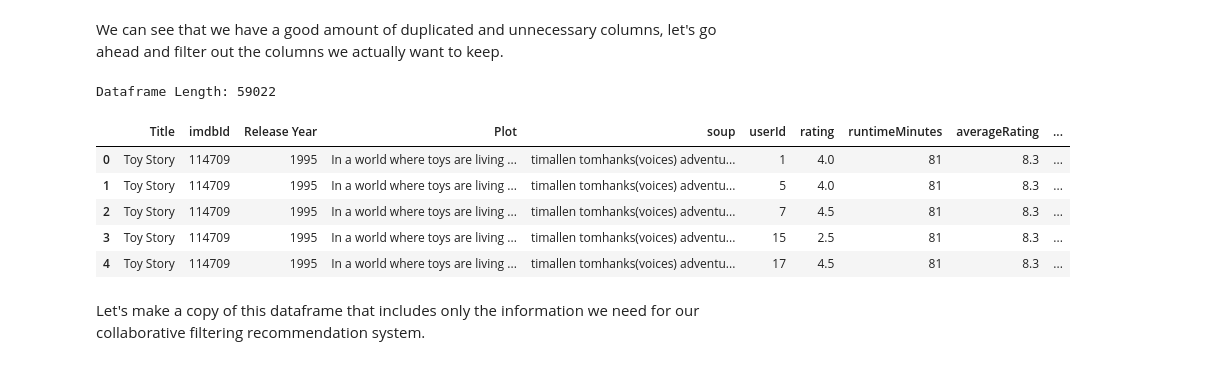
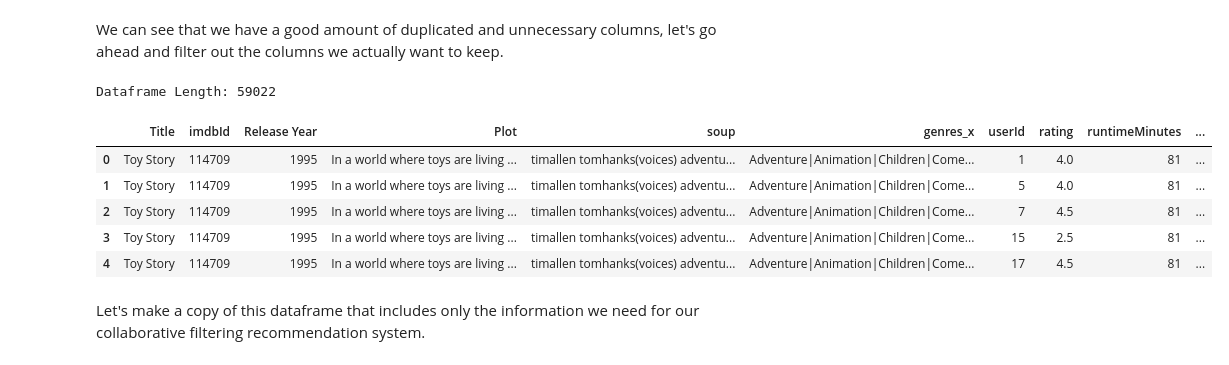
Before and after one commit to kevgross89/Apple-TV-Movie-Recommendation-Engine, a Jupyter notebook: What To Watch - Movie Recommendation Engine.ipynb, the cells around one changed output. Cells and saved outputs as stored; diff of their text form; code cells hidden in the pictures.

```diff
--- a/What To Watch - Movie Recommendation Engine.ipynb
+++ b/What To Watch - Movie Recommendation Engine.ipynb
@@ -1301,20 +1302,20 @@ Index(['movieId', 'imdbId', 'title', 'genres_x', 'userId', 'rating',
 We can see that we have a good amount of duplicated and unnecessary columns, let's go ahead and filter out the columns we actually want to keep.
 # %%
 # Filter out columns we want
-movielens_imdb_df = movielens_imdb[['Title', 'imdbId', 'Release Year', 'Plot', 'soup',
+movielens_imdb_df = movielens_imdb[['Title', 'imdbId', 'Release Year', 'Plot', 'soup', 'genres_x',
                                     'userId', 'rating', 'runtimeMinutes', 'averageRating', 'numVotes', 'Score']]
 
 # Preview new dataframe
 print('Dataframe Length:', movielens_imdb_df.shape[0])
 movielens_imdb_df.head()
 # %% [output]
 Dataframe Length: 59022
-|  | Title | imdbId | Release Year | Plot | soup | userId | rating | runtimeMinutes | averageRating | ... |
-| 0 | Toy Story | 114709 | 1995 | In a world where toys are living ... | timallen tomhanks(voices) adventu... | 1 | 4.0 | 81 | 8.3 | ... |
-| 1 | Toy Story | 114709 | 1995 | In a world where toys are living ... | timallen tomhanks(voices) adventu... | 5 | 4.0 | 81 | 8.3 | ... |
-| 2 | Toy Story | 114709 | 1995 | In a world where toys are living ... | timallen tomhanks(voices) adventu... | 7 | 4.5 | 81 | 8.3 | ... |
-| 3 | Toy Story | 114709 | 1995 | In a world where toys are living ... | timallen tomhanks(voices) adventu... | 15 | 2.5 | 81 | 8.3 | ... |
-| 4 | Toy Story | 114709 | 1995 | In a world where toys are living ... | timallen tomhanks(voices) adventu... | 17 | 4.5 | 81 | 8.3 | ... |
+|  | Title | imdbId | Release Year | Plot | soup | genres_x | userId | rating | runtimeMinutes | ... |
+| 0 | Toy Story | 114709 | 1995 | In a world where toys are living ... | timallen tomhanks(voices) adventu... | Adventure|Animation|Children|Come... | 1 | 4.0 | 81 | ... |
+| 1 | Toy Story | 114709 | 1995 | In a world where toys are living ... | timallen tomhanks(voices) adventu... | Adventure|Animation|Children|Come... | 5 | 4.0 | 81 | ... |
+| 2 | Toy Story | 114709 | 1995 | In a world where toys are living ... | timallen tomhanks(voices) adventu... | Adventure|Animation|Children|Come... | 7 | 4.5 | 81 | ... |
+| 3 | Toy Story | 114709 | 1995 | In a world where toys are living ... | timallen tomhanks(voices) adventu... | Adventure|Animation|Children|Come... | 15 | 2.5 | 81 | ... |
+| 4 | Toy Story | 114709 | 1995 | In a world where toys are living ... | timallen tomhanks(voices) adventu... | Adventure|Animation|Children|Come... | 17 | 4.5 | 81 | ... |
 # %% [markdown]
 Let's make a copy of this dataframe that includes only the information we need for our collaborative filtering recommendation system.
 # %%
```
Also changed, not shown: parts of 29 cells of this notebook.
